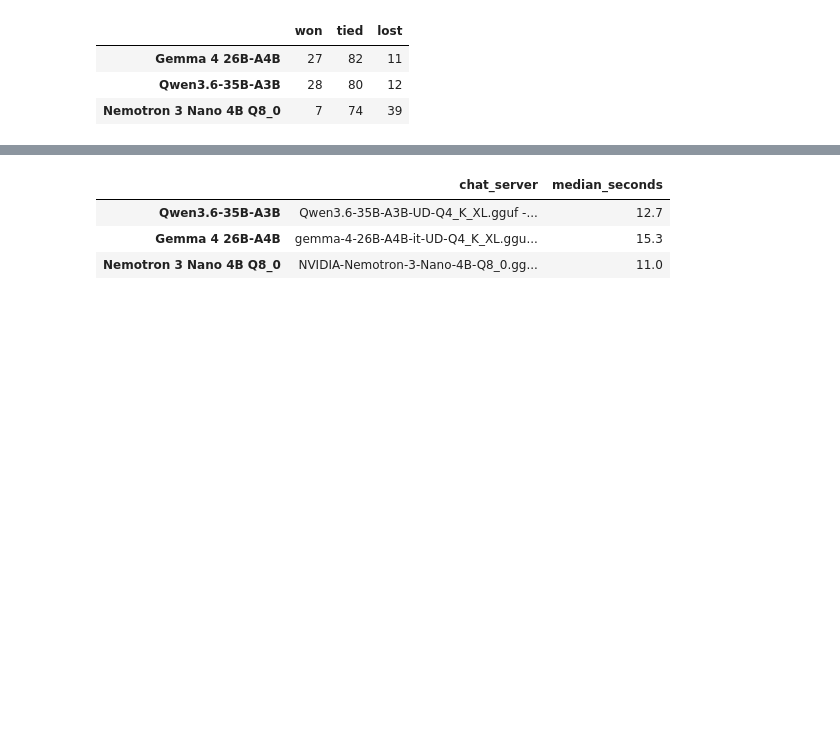
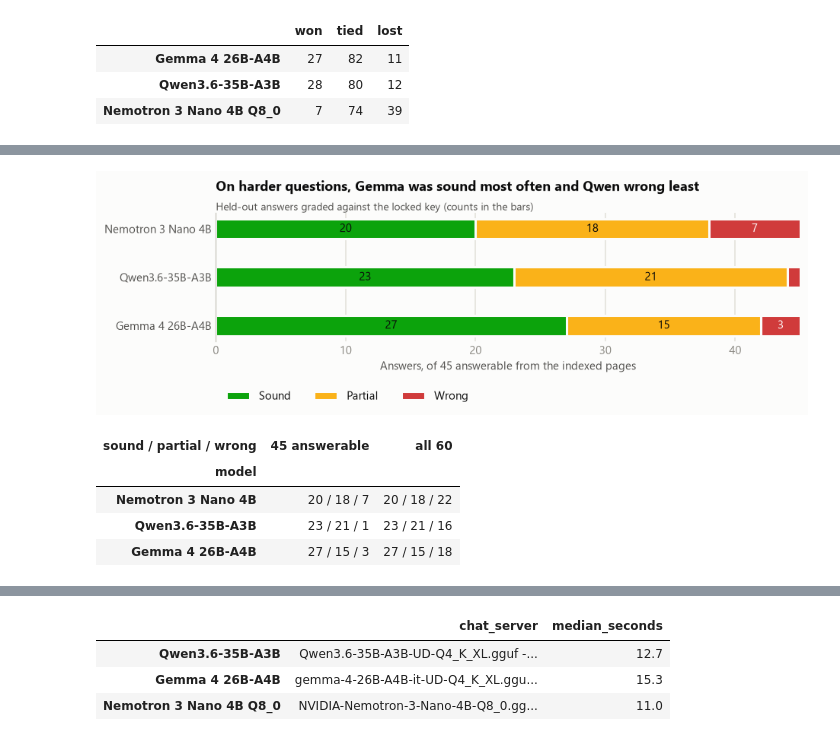
Before and after one commit to Nduka99/lime_green_ai_assistant, a Jupyter notebook: notebook/engine_evaluation.ipynb, the cells around one changed output, grey strips where cells are left out. Cells and saved outputs as stored; diff of their text form; code cells hidden in the pictures; blank space fills up the shorter version.

```diff
--- a/notebook/engine_evaluation.ipynb
+++ b/notebook/engine_evaluation.ipynb
@@ -753,3 +760,69 @@ shown
+# %%
+graded = json.loads((RESULTS / "heldout-v2-graded.json").read_text(encoding="utf-8"))
+held = pd.DataFrame(graded["answers"])
+held["model"] = held["model"].map(NAMES)
+held["Grade"] = held["grade"].map(GRADE_NAMES)
+
+
+def grade_counts(rows):
+    """Sound, partial and wrong answers per model, in the usual model order."""
+    return (
+        rows.groupby("model")["Grade"]
+        .value_counts()
+        .unstack(fill_value=0)
+        .reindex(index=MODELS, columns=list(GRADE_COLOURS), fill_value=0)
+    )
+
+
+answerable = grade_counts(held[~held["answer_outside_index"]])
+every = grade_counts(held)
+n_answerable = int(answerable.iloc[0].sum())
+
+fig, ax = plt.subplots(figsize=(9, 2.0))
+left = pd.Series(0, index=answerable.index)
+for name in GRADE_COLOURS:
+    ax.barh(
+        answerable.index,
+        answerable[name],
+        left=left,
+        height=0.42,
+        color=GRADE_COLOURS[name],
+        edgecolor=SURFACE,
+        linewidth=2,
+        label=name,
+    )
+    for y, (x0, width) in enumerate(zip(left, answerable[name], strict=True)):
+        if width >= 3:
+            ax.text(
+                x0 + width / 2, y, str(width), ha="center", va="center",
+                color=LABEL_INK[name],
+            )
+    left += answerable[name]
+ax.set_xlim(0, n_answerable)
+ax.set_xlabel(f"Answers, of {n_answerable} answerable from the indexed pages")
+ax.invert_yaxis()
+ax.legend(ncol=3, loc="lower left", bbox_to_anchor=(0, -0.55))
+finish(
+    ax,
+    "On harder questions, Gemma was sound most often and Qwen wrong least",
+    "Held-out answers graded against the locked key (counts in the bars)",
+)
+plt.show()
+summary = pd.DataFrame(
+    {
+        f"{n_answerable} answerable": answerable.astype(str).agg(" / ".join, axis=1),
+        "all 60": every.astype(str).agg(" / ".join, axis=1),
+    }
+)
+summary.columns.name = "sound / partial / wrong"
+summary
+# %% [output]
+[figure, added]
+| sound / partial / wrong | 45 answerable | all 60 |
+| model |  |  |
+| Nemotron 3 Nano 4B | 20 / 18 / 7 | 20 / 18 / 22 |
+| Qwen3.6-35B-A3B | 23 / 21 / 1 | 23 / 21 / 16 |
+| Gemma 4 26B-A4B | 27 / 15 / 3 | 27 / 15 / 18 |
 # %% [markdown]
 ## What did not work
 
```
Also changed, not shown: parts of 3 cells of this notebook, 2 other files.
